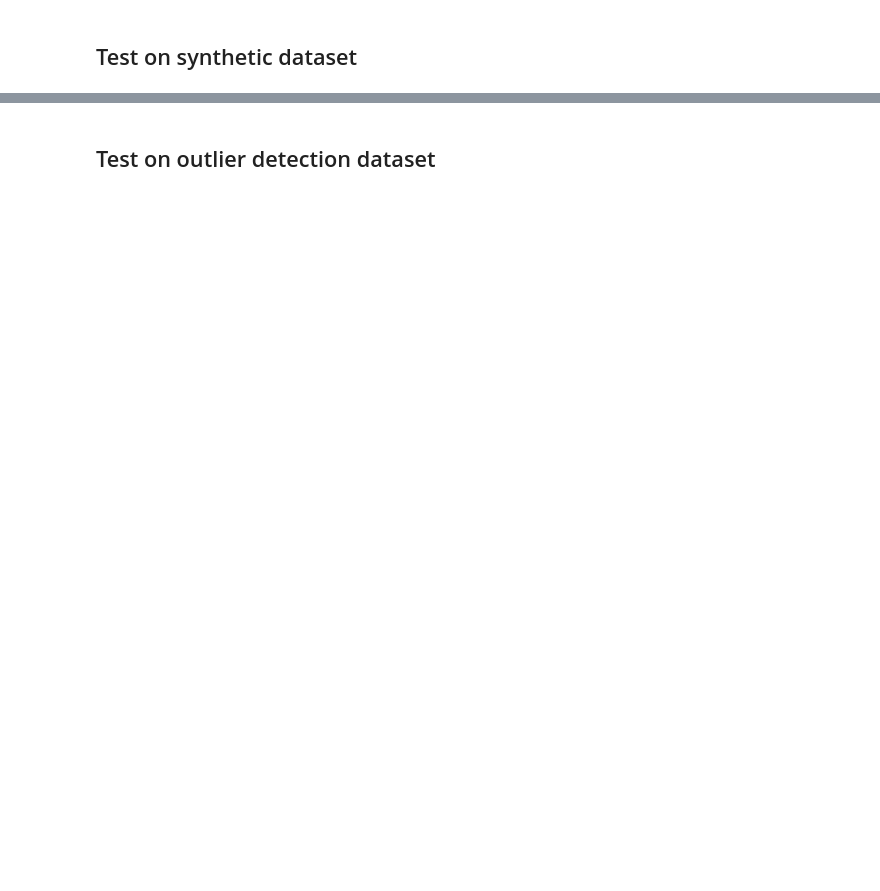
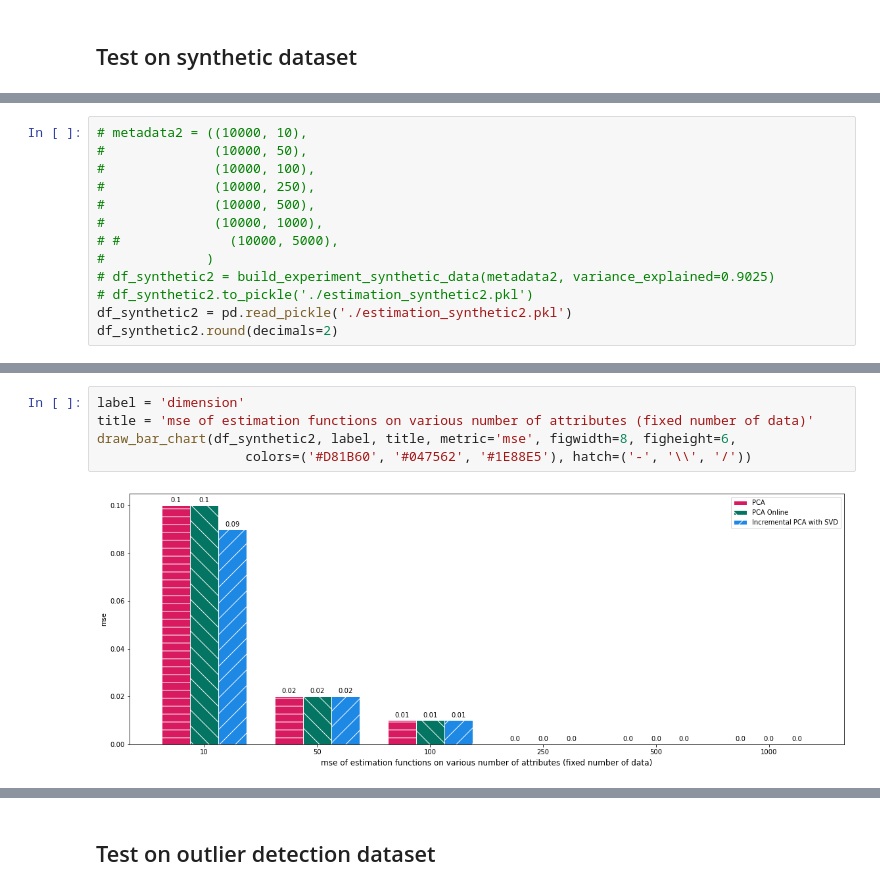
Before and after one commit to egawati/exos, a Jupyter notebook: sources/notebook/estimation_function_test.ipynb, the cells around one changed output, grey strips where cells are left out. Drawn from its saved outputs; the diff is of its cells as text; blank space fills up the shorter version.

```diff
--- a/sources/notebook/estimation_function_test.ipynb
+++ b/sources/notebook/estimation_function_test.ipynb
@@ -269,0 +310,13 @@ df_synthetic3.round(decimals=2)
+# %%
+# metadata2 = ((10000, 10),
+#              (10000, 50),
+#              (10000, 100),
+#              (10000, 250),
+#              (10000, 500),
+#              (10000, 1000),
+# #              (10000, 5000),
+#             )
+# df_synthetic2 = build_experiment_synthetic_data(metadata2, variance_explained=0.9025)
+# df_synthetic2.to_pickle('./estimation_synthetic2.pkl')
+df_synthetic2 = pd.read_pickle('./estimation_synthetic2.pkl')
+df_synthetic2.round(decimals=2)
@@ -269,0 +331,7 @@ df_synthetic3.round(decimals=2)
+# %%
+label = 'dimension'
+title = 'mse of estimation functions on various number of attributes (fixed number of data)'
+draw_bar_chart(df_synthetic2, label, title, metric='mse', figwidth=8, figheight=6,
+                   colors=('#D81B60', '#047562', '#1E88E5'), hatch=('-', '\\', '/'))
+# %% [output]
+[figure, added]
```
Also changed, not shown: parts of 24 cells of this notebook, 7 other files.
